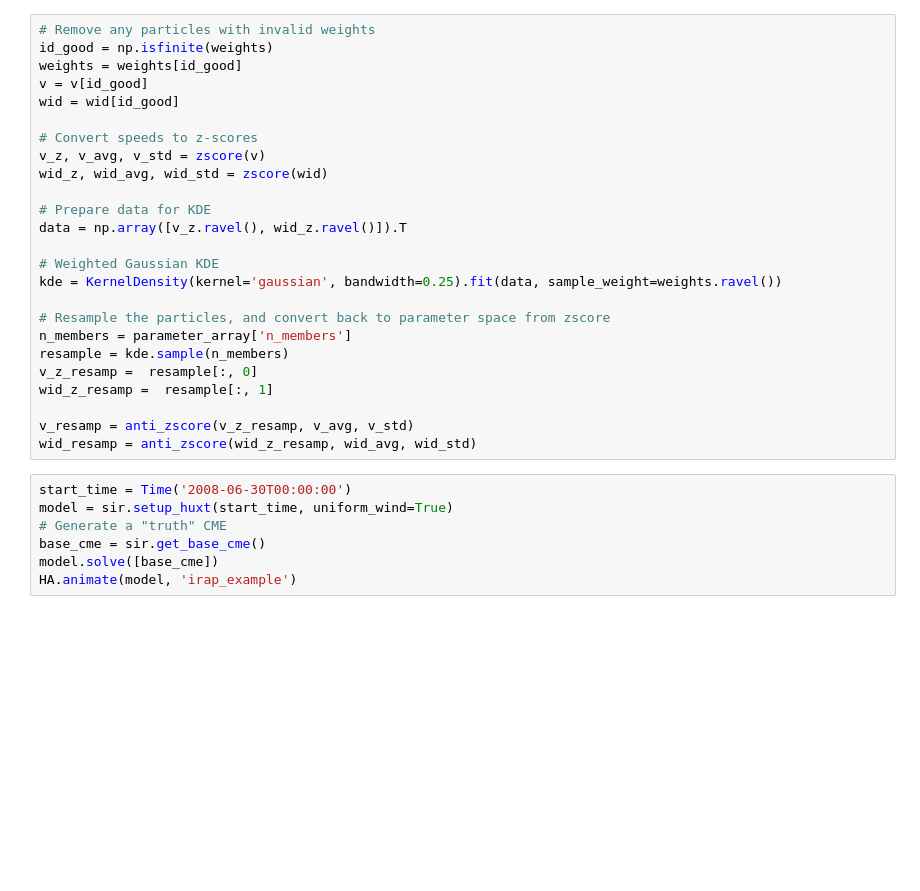
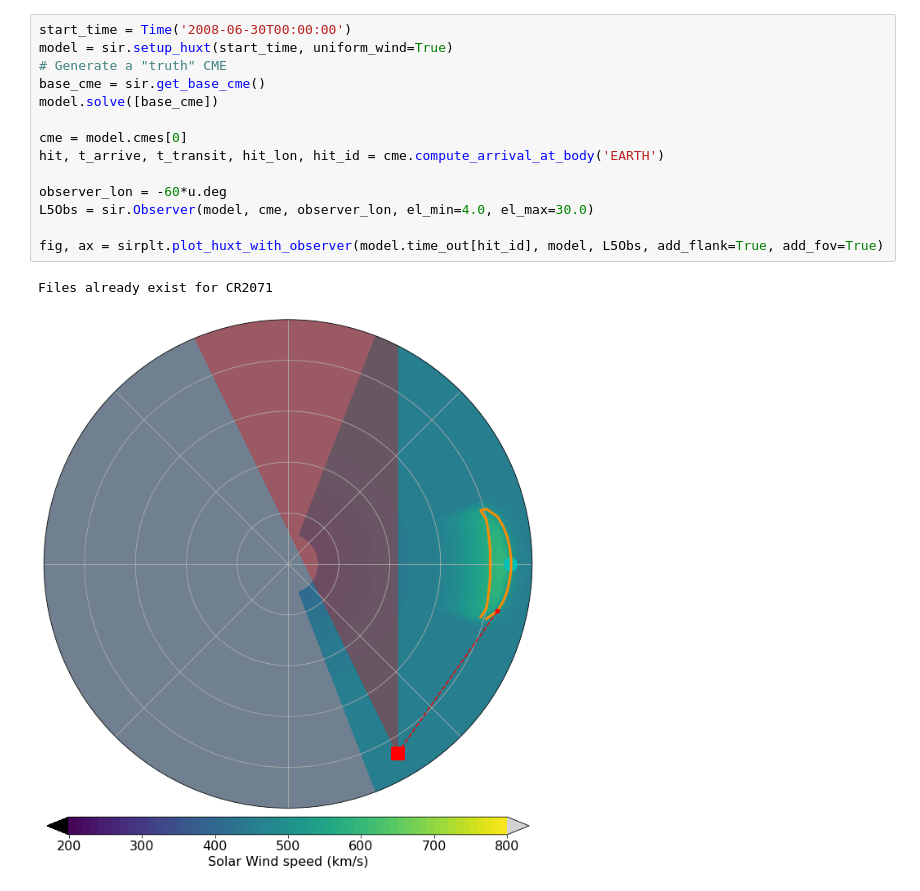
Before and after one commit to LukeBarnard/SIR_HUXt, a Jupyter notebook: code/sir_huxt_testing.ipynb, the cells around one changed output. Cells and saved outputs as stored; diff of their text form; blank space fills up the shorter version.

```diff
--- a/code/sir_huxt_testing.ipynb
+++ b/code/sir_huxt_testing.ipynb
@@ -88,34 +18,19 @@ ax.set_ylim(25,40)
-# %%
-# Remove any particles with invalid weights
-id_good = np.isfinite(weights)
-weights = weights[id_good]
-v = v[id_good]
-wid = wid[id_good]
-
-# Convert speeds to z-scores
-v_z, v_avg, v_std = zscore(v)
-wid_z, wid_avg, wid_std = zscore(wid)
-
-# Prepare data for KDE
-data = np.array([v_z.ravel(), wid_z.ravel()]).T
-
-# Weighted Gaussian KDE
-kde = KernelDensity(kernel='gaussian', bandwidth=0.25).fit(data, sample_weight=weights.ravel())
-
-# Resample the particles, and convert back to parameter space from zscore
-n_members = parameter_array['n_members']
-resample = kde.sample(n_members)
-v_z_resamp =  resample[:, 0]
-wid_z_resamp =  resample[:, 1]
-
-v_resamp = anti_zscore(v_z_resamp, v_avg, v_std)
-wid_resamp = anti_zscore(wid_z_resamp, wid_avg, wid_std)
 # %%
 start_time = Time('2008-06-30T00:00:00')
 model = sir.setup_huxt(start_time, uniform_wind=True)
 # Generate a "truth" CME
 base_cme = sir.get_base_cme()
 model.solve([base_cme])
-HA.animate(model, 'irap_example')
+
+cme = model.cmes[0]
+hit, t_arrive, t_transit, hit_lon, hit_id = cme.compute_arrival_at_body('EARTH')
+
+observer_lon = -60*u.deg
+L5Obs = sir.Observer(model, cme, observer_lon, el_min=4.0, el_max=30.0)
+
+fig, ax = sirplt.plot_huxt_with_observer(model.time_out[hit_id], model, L5Obs, add_flank=True, add_fov=True)
+# %% [output]
+Files already exist for CR2071
+[figure, added]
 # %%
 # Test the SIR scheme
```
Also changed, not shown: parts of 5 cells of this notebook, 2 other files.
